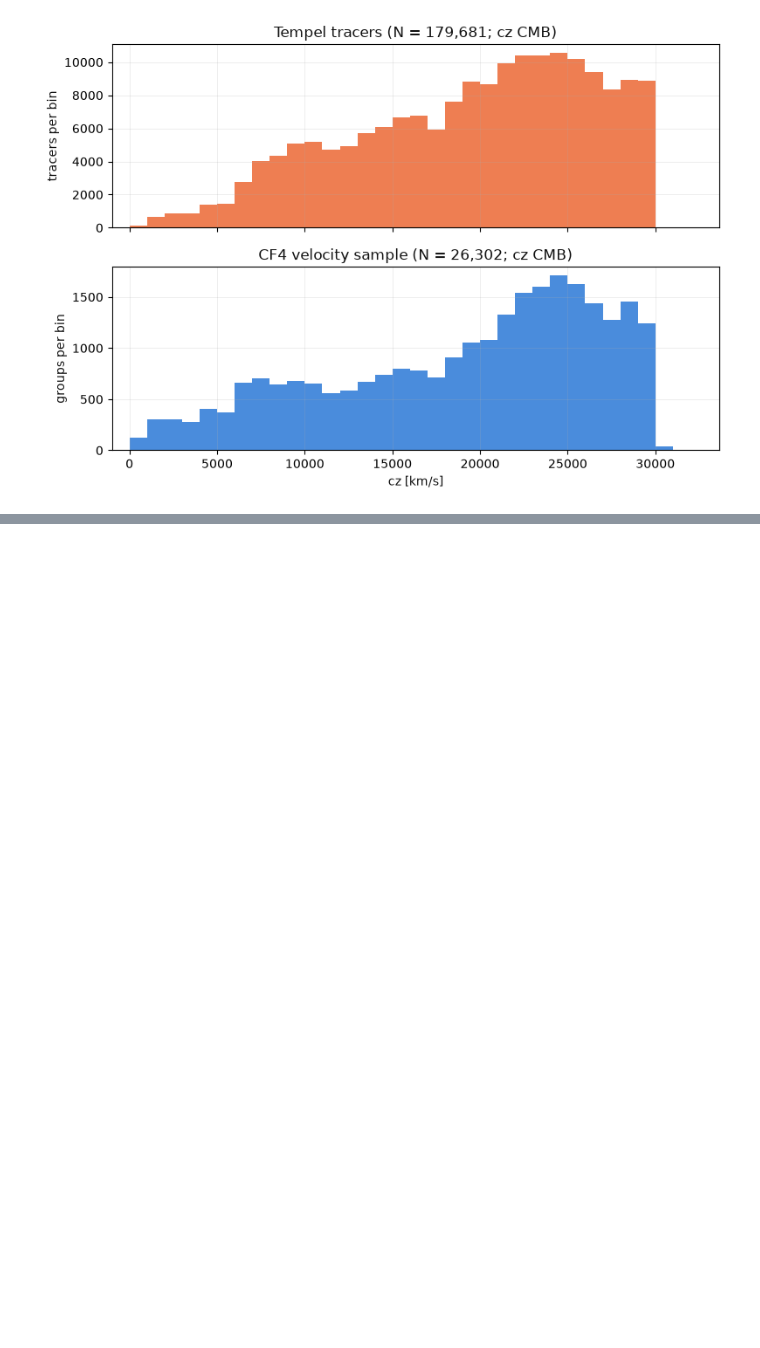
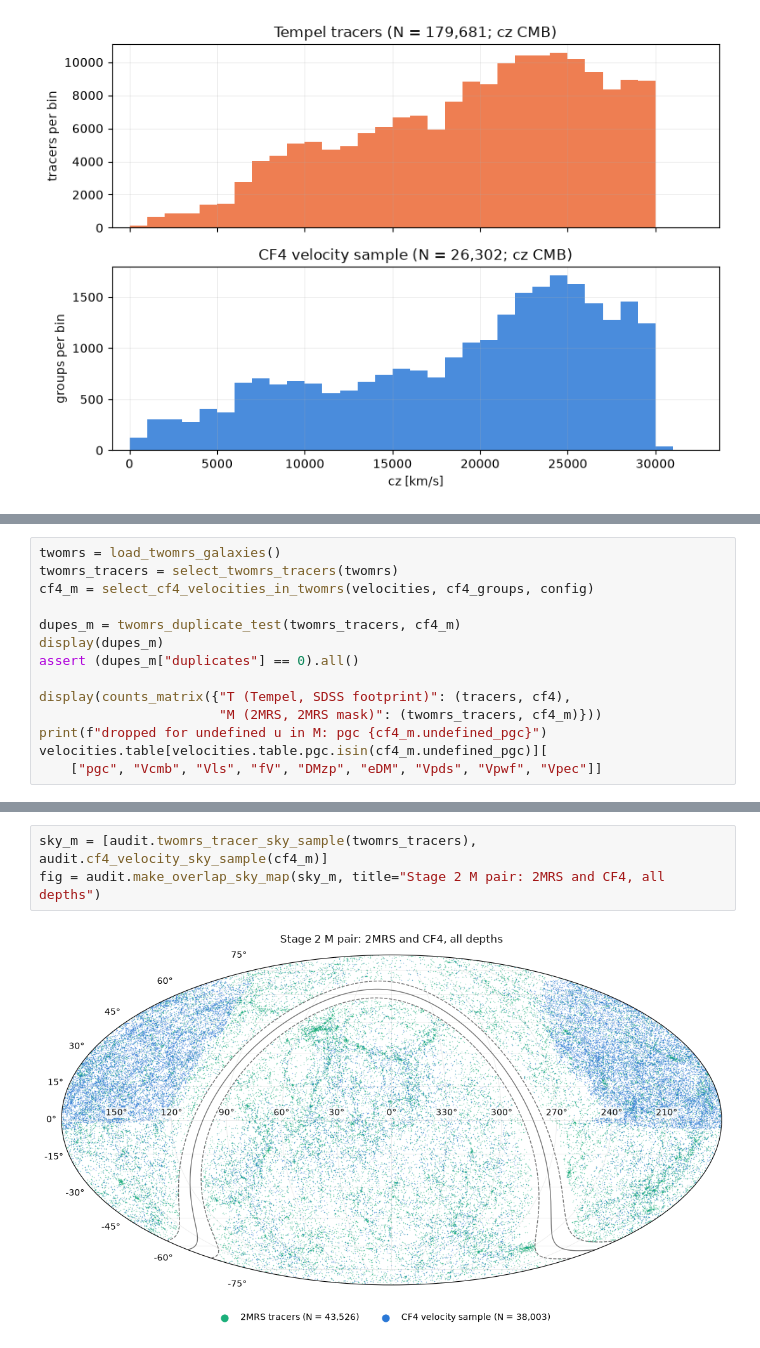
Before and after one commit to ofeke2000/Cross-correlating-Tempel-SDSS-groups-with-Cosmicflows-4-peculiar-velocities, a Jupyter notebook: notebooks/12_analysis_samples.ipynb, the cells around one changed output, grey strips where cells are left out. Saved outputs shown, nothing was run; the diff lists cells and outputs as text; blank space fills up the shorter version.

Commit message:
found a mistake in CF4 Vpwf data, and updated + started doing stage 3

```diff
--- a/notebooks/12_analysis_samples.ipynb
+++ b/notebooks/12_analysis_samples.ipynb
@@ -232,0 +257,14 @@ fig = audit.make_cz_histogram_figure(sky)
+# %%
+twomrs = load_twomrs_galaxies()
+twomrs_tracers = select_twomrs_tracers(twomrs)
+cf4_m = select_cf4_velocities_in_twomrs(velocities, cf4_groups, config)
+
+dupes_m = twomrs_duplicate_test(twomrs_tracers, cf4_m)
+display(dupes_m)
+assert (dupes_m["duplicates"] == 0).all()
+
+display(counts_matrix({"T (Tempel, SDSS footprint)": (tracers, cf4),
+                       "M (2MRS, 2MRS mask)": (twomrs_tracers, cf4_m)}))
+print(f"dropped for undefined u in M: pgc {cf4_m.undefined_pgc}")
+velocities.table[velocities.table.pgc.isin(cf4_m.undefined_pgc)][
+    ["pgc", "Vcmb", "Vls", "fV", "DMzp", "eDM", "Vpds", "Vpwf", "Vpec"]]
@@ -232,0 +315,5 @@ fig = audit.make_cz_histogram_figure(sky)
+# %%
+sky_m = [audit.twomrs_tracer_sky_sample(twomrs_tracers), audit.cf4_velocity_sky_sample(cf4_m)]
+fig = audit.make_overlap_sky_map(sky_m, title="Stage 2 M pair: 2MRS and CF4, all depths")
+# %% [output]
+[figure, added]
```
Also changed, not shown: parts of 11 cells of this notebook, 22 other files.
